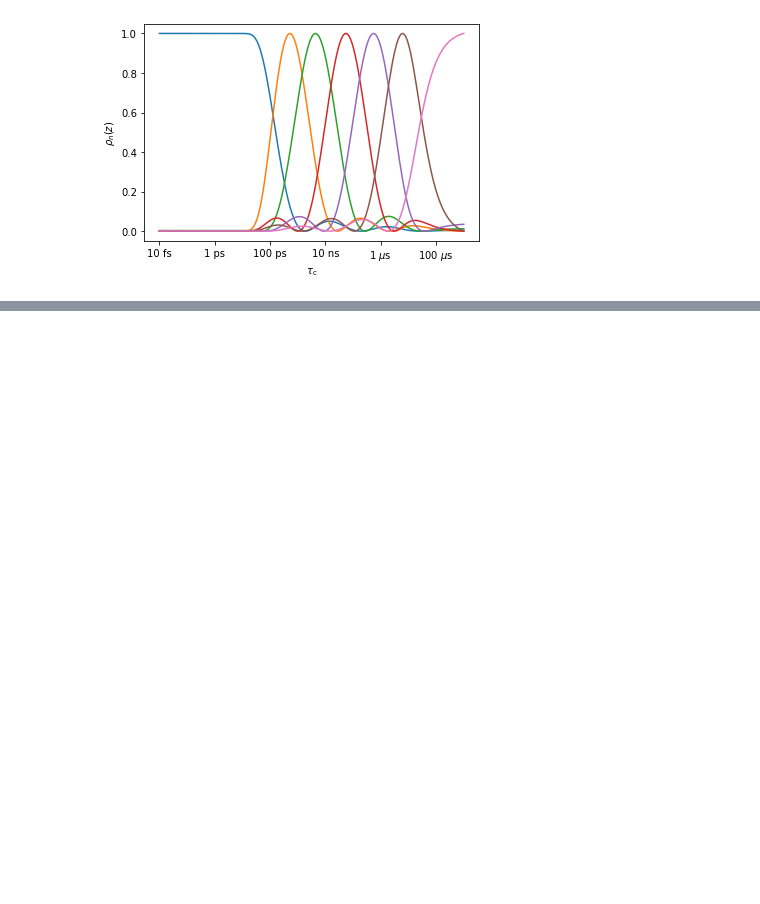
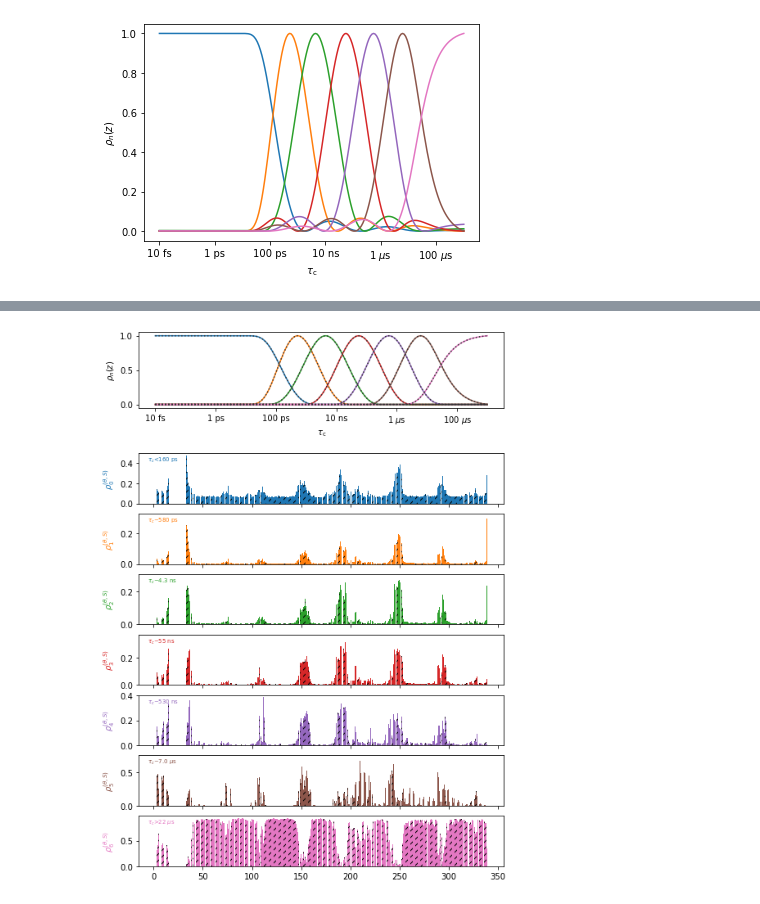
Before and after one commit to alsinmr/pyDR_tutorial, a Jupyter notebook: ColabNotebooks/Ch5_pyDRstruct.ipynb, the cells around one changed output, grey strips where cells are left out. Cells and saved outputs as stored; diff of their text form; code cells hidden in the pictures; blank space fills up the shorter version.

```diff
--- a/ColabNotebooks/Ch5_pyDRstruct.ipynb
+++ b/ColabNotebooks/Ch5_pyDRstruct.ipynb
@@ -153,0 +380,3 @@ _=r1.plot_rhoz(ax=ax,color='black',linestyle=':')  #Overlay the results
+# %%
+proj['no_opt']['AvOb'].detect.r_auto(8)  #OPtimize detectors
+_=proj['no_opt']['AvOb'].fit()
@@ -153,0 +402,5 @@ _=r1.plot_rhoz(ax=ax,color='black',linestyle=':')  #Overlay the results
+# %%
+proj.close_fig('all')
+proj['o7'].plot(style='bar').show_tc().fig.set_size_inches([8,12])
+# %% [output]
+[figure, added]
```
Also changed, not shown: parts of 48 cells of this notebook, 7 other files.
